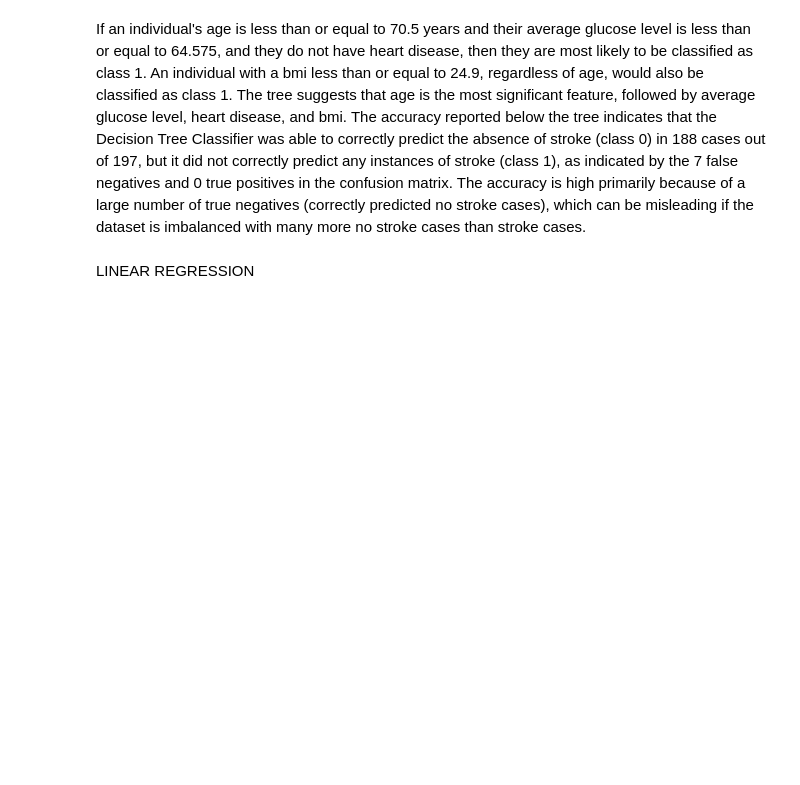
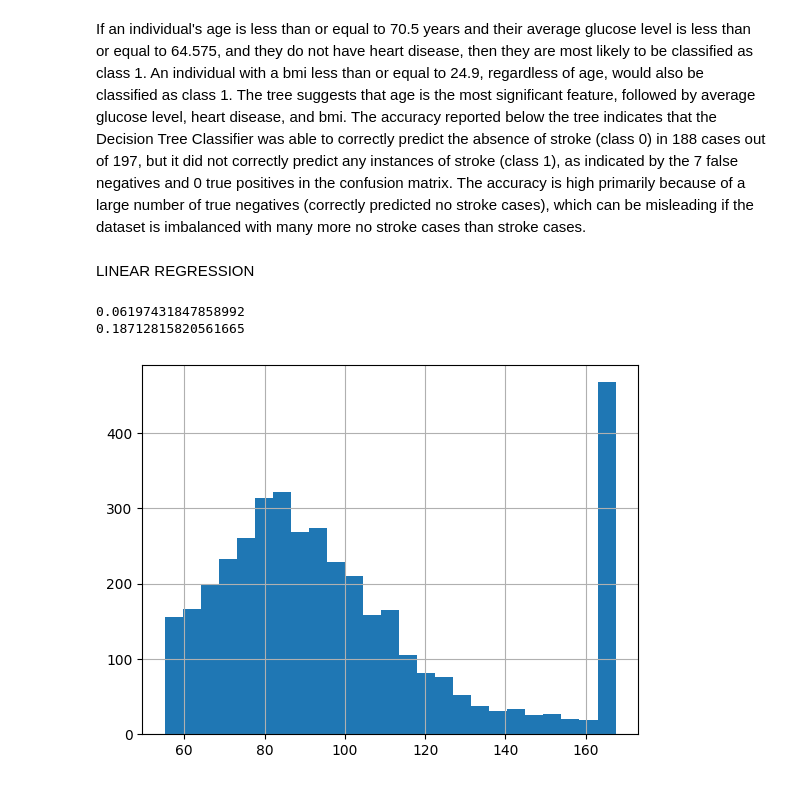
Before and after one commit to manaswinit26/group19, a Jupyter notebook: project_2/Project2.ipynb, the cells around one changed output. Drawn from its saved outputs; the diff is of its cells as text; code cells hidden in the pictures; blank space fills up the shorter version.

Commit message:
linear regression + other fixes

```diff
--- a/project_2/Project2.ipynb
+++ b/project_2/Project2.ipynb
@@ -182,6 +183,7 @@ for i in numeric:
 # Creating dummy variables
 categorical_columns = ['smoking_status', 'Residence_type', 'gender', 'ever_married', 'work_type']
 df_train = pd.get_dummies(df_train, columns=categorical_columns, drop_first=True)
+df_test = pd.get_dummies(df_test, columns=categorical_columns, drop_first=True)
 
 # Check the first few rows of the updated DataFrame
 print(df_train.head())
@@ -314,3 +299,24 @@ The tree suggests that age is the most significant feature, followed by average
 The accuracy reported below the tree indicates that the Decision Tree Classifier was able to correctly predict the absence of stroke (class 0) in 188 cases out of 197, but it did not correctly predict any instances of stroke (class 1), as indicated by the 7 false negatives and 0 true positives in the confusion matrix. The accuracy is high primarily because of a large number of true negatives (correctly predicted no stroke cases), which can be misleading if the dataset is imbalanced with many more no stroke cases than stroke cases.
 # %% [markdown]
 LINEAR REGRESSION
+# %%
+from sklearn.linear_model import LinearRegression
+# Bit of data cleaning before I proceed
+df_train['avg_glucose_level'].hist(bins = 25)
+
+# First I'll just do numerical values
+numerics = ['age','avg_glucose_level','bmi']
+X_num = df_train.loc[:,numerics]
+y = df_train['stroke']
+reg = LinearRegression().fit(X_num,y)
+print(reg.score(X_num, y)) # R-squared: ~0.0620
+X_num_test = df_test.loc[:,numerics]
+X_num_predict = reg.predict(X_num_test)
+y_test = df_test['stroke']
+from sklearn.metrics import mean_squared_error as mse
+import math
+print(math.sqrt(mse(y_test, X_num_predict))) # RMSE: 0.187
+# %% [output]
+0.06197431847858992
+0.18712815820561665
+[figure, added]
```
Also changed, not shown: parts of 5 cells of this notebook.
